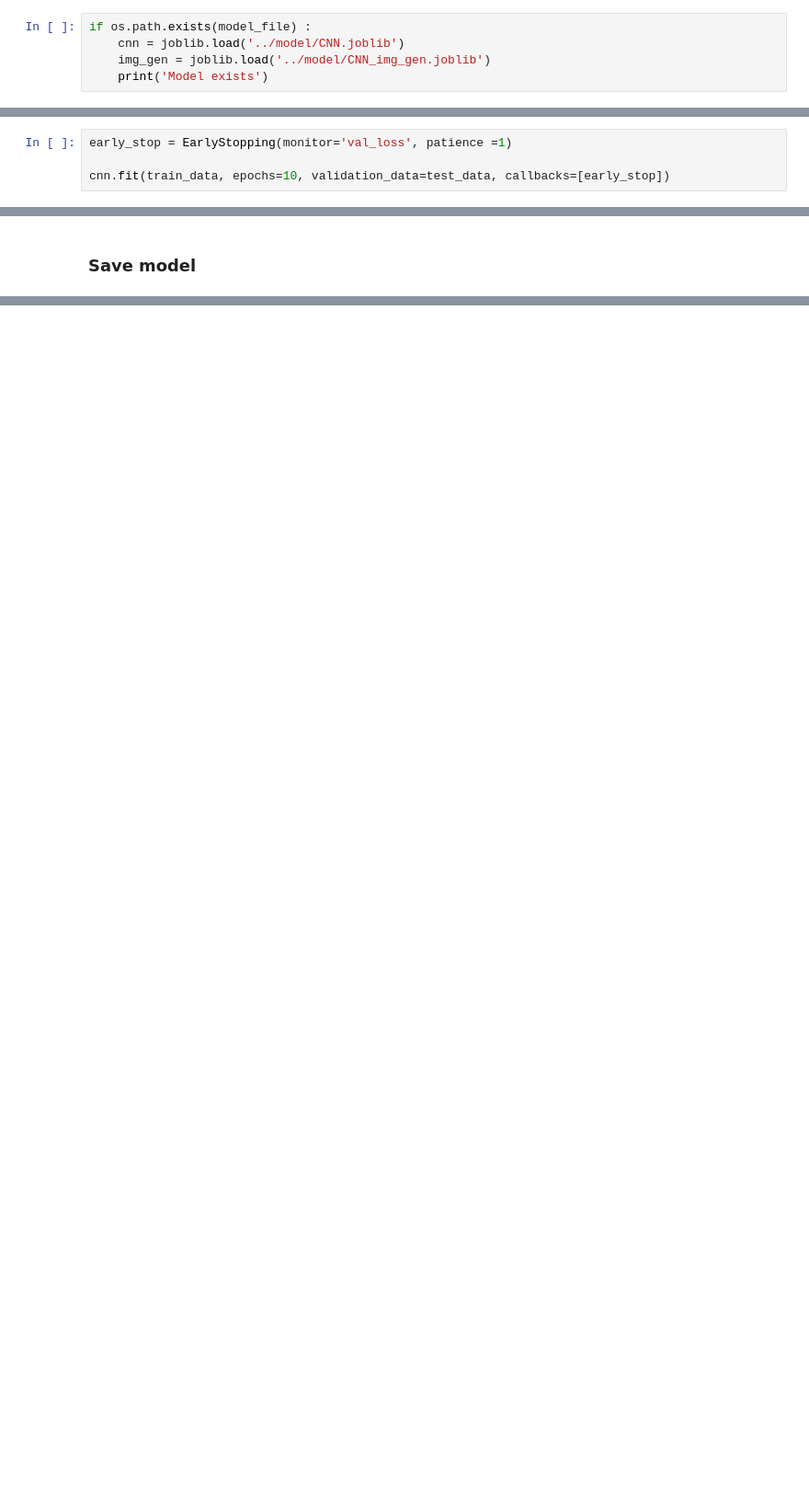
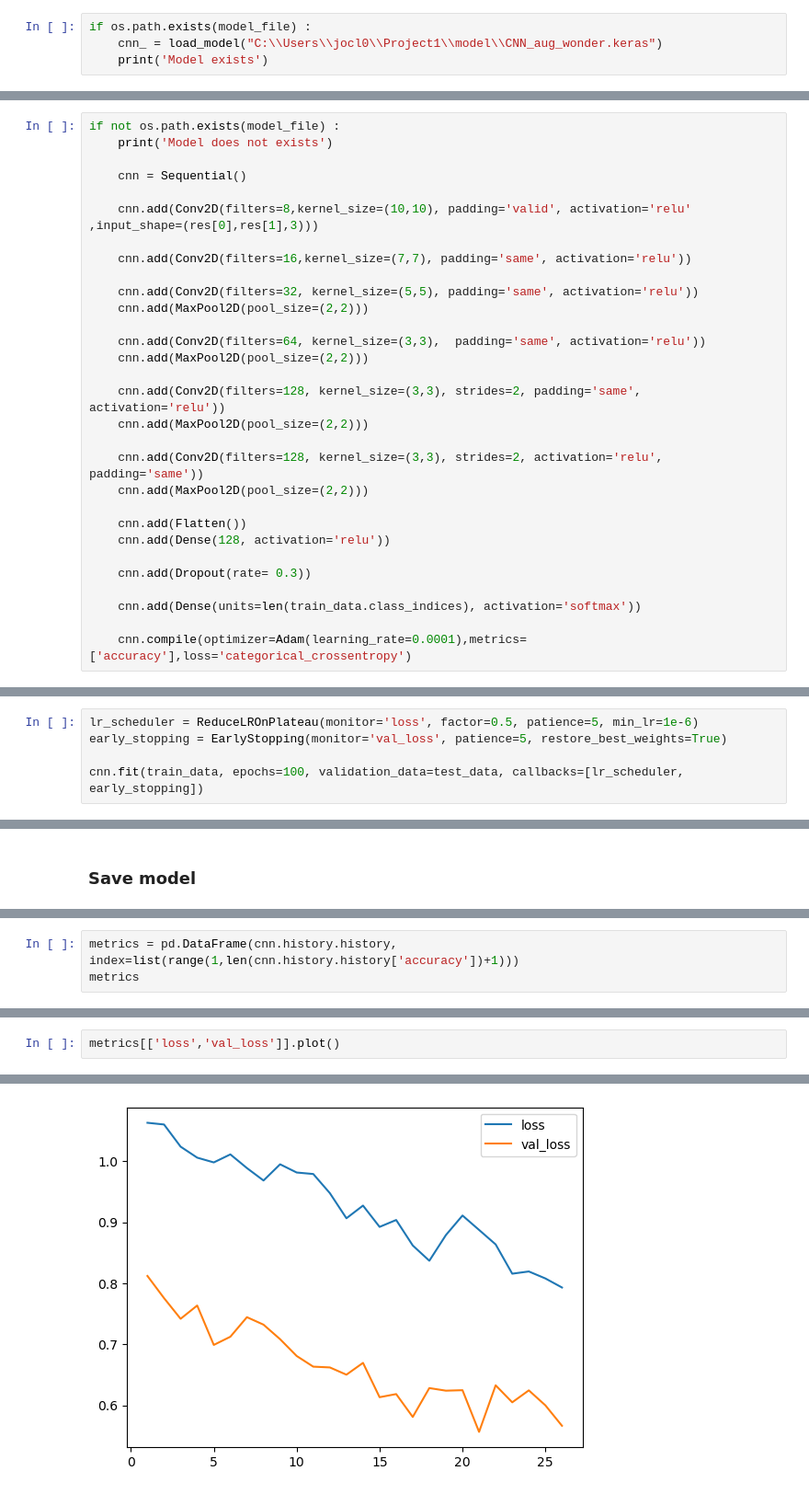
Before and after one commit to ABF-QC/Module3_Project1, a Jupyter notebook: notebook/CNN.ipynb, the cells around one changed output, grey strips where cells are left out. Shown at 92% size. Saved outputs shown, nothing was run; the diff lists cells and outputs as text; blank space fills up the shorter version.

```diff
--- a/notebook/CNN.ipynb
+++ b/notebook/CNN.ipynb
@@ -225,6 +237,5 @@ Found 6 images belonging to 1 classes.
 ### Load model if it already exists
 # %%
 if os.path.exists(model_file) :
-    cnn = joblib.load('../model/CNN.joblib')
-    img_gen = joblib.load('../model/CNN_img_gen.joblib')
+    cnn_ = load_model("C:\\Users\\jocl0\\Project1\\model\\CNN_aug_wonder.keras")
     print('Model exists')
@@ -254,0 +246,30 @@ if not os.path.exists(model_file) :
+# %%
+if not os.path.exists(model_file) :
+    print('Model does not exists')
+
+    cnn = Sequential()
+
+    cnn.add(Conv2D(filters=8,kernel_size=(10,10), padding='valid', activation='relu' ,input_shape=(res[0],res[1],3)))
+
+    cnn.add(Conv2D(filters=16,kernel_size=(7,7), padding='same', activation='relu'))
+
+    cnn.add(Conv2D(filters=32, kernel_size=(5,5), padding='same', activation='relu'))
+    cnn.add(MaxPool2D(pool_size=(2,2)))
+
+    cnn.add(Conv2D(filters=64, kernel_size=(3,3),  padding='same', activation='relu'))
+    cnn.add(MaxPool2D(pool_size=(2,2)))
+
+    cnn.add(Conv2D(filters=128, kernel_size=(3,3), strides=2, padding='same', activation='relu'))
+    cnn.add(MaxPool2D(pool_size=(2,2)))
+
+    cnn.add(Conv2D(filters=128, kernel_size=(3,3), strides=2, activation='relu',  padding='same'))
+    cnn.add(MaxPool2D(pool_size=(2,2)))
+
+    cnn.add(Flatten())
+    cnn.add(Dense(128, activation='relu'))
+
+    cnn.add(Dropout(rate= 0.3))
+
+    cnn.add(Dense(units=len(train_data.class_indices), activation='softmax'))
+
+    cnn.compile(optimizer=Adam(learning_rate=0.0001),metrics=['accuracy'],loss='categorical_crossentropy')
@@ -280,7 +300,8 @@ Model: "sequential_2"
 # %% [markdown]
 ### Train the model on the dataset
 # %%
-early_stop = EarlyStopping(monitor='val_loss', patience =1)
+lr_scheduler = ReduceLROnPlateau(monitor='loss', factor=0.5, patience=5, min_lr=1e-6)
+early_stopping = EarlyStopping(monitor='val_loss', patience=5, restore_best_weights=True)
 
-cnn.fit(train_data, epochs=10, validation_data=test_data, callbacks=[early_stop])
+cnn.fit(train_data, epochs=100, validation_data=test_data, callbacks=[lr_scheduler, early_stopping])
 # %% [output]
@@ -298,0 +334,3 @@ NameError: name 'scaler' is not defined
+# %%
+metrics = pd.DataFrame(cnn.history.history, index=list(range(1,len(cnn.history.history['accuracy'])+1)))
+metrics
@@ -298,0 +355,3 @@ NameError: name 'scaler' is not defined
+# %%
+metrics[['loss','val_loss']].plot()
+# %% [output]
@@ -298,0 +359 @@ NameError: name 'scaler' is not defined
+[figure, added]
```
Also changed, not shown: parts of 35 cells of this notebook, 1 other file.
